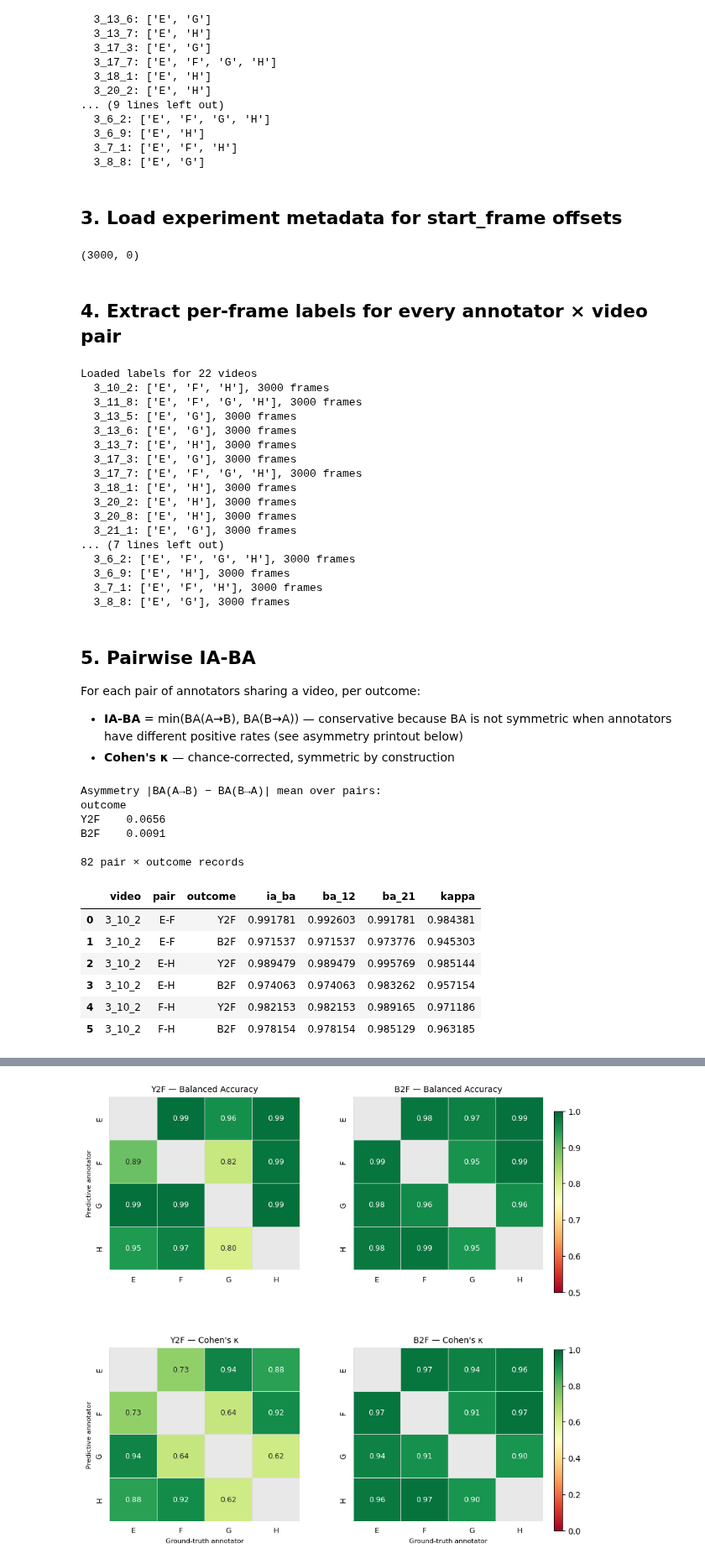
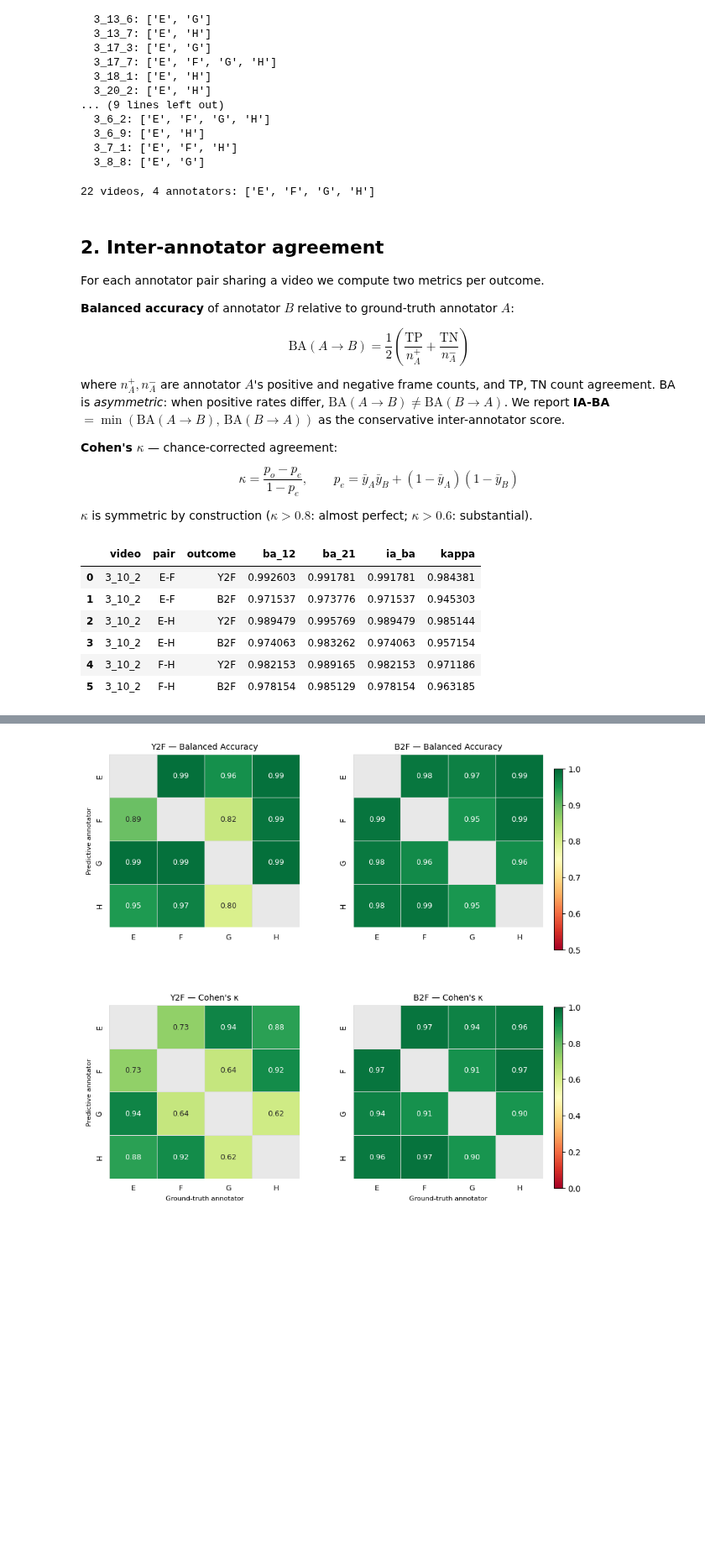
Before and after one commit to CausalLearningAI/artificial-causal-inference, a Jupyter notebook: notebooks/ground_truth/main.ipynb, the cells around one changed output, grey strips where cells are left out. Shown at 84% size. Cells and saved outputs as stored; diff of their text form; code cells hidden in the pictures; blank space fills up the shorter version.

```diff
--- a/notebooks/ground_truth/main.ipynb
+++ b/notebooks/ground_truth/main.ipynb
@@ -113,8 +110,6 @@ Videos with >=2 annotators: 22
   3_6_9: ['E', 'H']
   3_7_1: ['E', 'F', 'H']
   3_8_8: ['E', 'G']
-# %% [markdown]
-## 3. Load experiment metadata for start_frame offsets
 # %%
 exp_df = pd.read_csv(ROOT / 'data' / 'ants' / 'v3' / 'experiment.csv').set_index('observation_id')
 
@@ -126,12 +121,6 @@ def get_frame_info(obs_id):
         end   = int(row.get('end_frame',   18000) or 18000)
         return int((end - start) / FPS_RATIO), start
     return 3000, 0  # default: 10 min at 30fps -> 3000 frames at 5fps
-
-print(get_frame_info('3_10_2'))  # expect (3000, 0)
-# %% [output]
-(3000, 0)
-# %% [markdown]
-## 4. Extract per-frame labels for every annotator × video pair
 # %%
 labels = defaultdict(dict)  # labels[video_stem][annotator] -> DataFrame indexed by frame_idx
 
@@ -152,35 +141,27 @@ for stem, anns in multi_annotated.items():
         except Exception as e:
             print(f'  [WARN] {stem}/{ann}: {e}')
 
-print(f'Loaded labels for {len(labels)} videos')
-for stem, adict in labels.items():
-    nf = next(iter(adict.values())).shape[0]
-    print(f'  {stem}: {list(adict.keys())}, {nf} frames')
+print(f'{len(labels)} videos, {len(annotators)} annotators: {annotators}')
 # %% [output]
-Loaded labels for 22 videos
-  3_10_2: ['E', 'F', 'H'], 3000 frames
-  3_11_8: ['E', 'F', 'G', 'H'], 3000 frames
-  3_13_5: ['E', 'G'], 3000 frames
-  3_13_6: ['E', 'G'], 3000 frames
-  3_13_7: ['E', 'H'], 3000 frames
-  3_17_3: ['E', 'G'], 3000 frames
-  3_17_7: ['E', 'F', 'G', 'H'], 3000 frames
-  3_18_1: ['E', 'H'], 3000 frames
-  3_20_2: ['E', 'H'], 3000 frames
-  3_20_8: ['E', 'H'], 3000 frames
-  3_21_1: ['E', 'G'], 3000 frames
-... (7 lines left out)
-  3_6_2: ['E', 'F', 'G', 'H'], 3000 frames
-  3_6_9: ['E', 'H'], 3000 frames
-  3_7_1: ['E', 'F', 'H'], 3000 frames
-  3_8_8: ['E', 'G'], 3000 frames
+22 videos, 4 annotators: ['E', 'F', 'G', 'H']
 # %% [markdown]
-## 5. Pairwise IA-BA
+## 2. Inter-annotator agreement
 
-For each pair of annotators sharing a video, per outcome:
-- **IA-BA** = min(BA(A→B), BA(B→A)) — conservative because BA is not symmetric when
-  annotators have different positive rates (see asymmetry printout below)
-- **Cohen's κ** — chance-corrected, symmetric by construction
+For each annotator pair sharing a video we compute two metrics per outcome.
+
+**Balanced accuracy** of annotator $B$ relative to ground-truth annotator $A$:
+
+$$\text{BA}(A \to B) = \frac{1}{2}\left(\frac{\text{TP}}{n_A^+} + \frac{\text{TN}}{n_A^-}\right)$$
+
+where $n_A^+, n_A^-$ are annotator $A$'s positive and negative frame counts, and TP, TN count agreement.
+BA is *asymmetric*: when positive rates differ, $\text{BA}(A \to B) \neq \text{BA}(B \to A)$.
+We report **IA-BA $= \min(\text{BA}(A \to B),\, \text{BA}(B \to A))$** as the conservative inter-annotator score.
+
+**Cohen's $\kappa$** — chance-corrected agreement:
+
+$$\kappa = \frac{p_o - p_e}{1 - p_e}, \qquad p_e = \bar{y}_A\bar{y}_B + (1-\bar{y}_A)(1-\bar{y}_B)$$
+
+$\kappa$ is symmetric by construction ($\kappa > 0.8$: almost perfect; $\kappa > 0.6$: substantial).
 # %%
 records = []
 
@@ -197,50 +178,38 @@ for stem, adict in labels.items():
             y2 = df2.loc[idx, col].values.astype(int)
 
             tp = ((y1 == 1) & (y2 == 1)).sum()
             tn = ((y1 == 0) & (y2 == 0)).sum()
             n1p, n1n = (y1 == 1).sum(), (y1 == 0).sum()
             n2p, n2n = (y2 == 1).sum(), (y2 == 0).sum()
 
             ba_12 = np.nanmean([tp / n1p if n1p > 0 else np.nan,
                                 tn / n1n if n1n > 0 else np.nan])
             ba_21 = np.nanmean([tp / n2p if n2p > 0 else np.nan,
                                 tn / n2n if n2n > 0 else np.nan])
             ia_ba = np.nanmin([ba_12, ba_21])   # conservative
 
             agree = (y1 == y2).mean()
             p_e   = (y1.mean()*y2.mean() + (1-y1.mean())*(1-y2.mean()))
             kappa = (agree - p_e) / (1 - p_e) if (1 - p_e) > 0 else np.nan
 
-            # class-stratified disagreement (used for noise-model bound)
             maj = ((y1 + y2) >= 1).astype(int)
             p1  = (y1[maj==1] != y2[maj==1]).mean() if (maj==1).any() else np.nan
             p0  = (y1[maj==0] != y2[maj==0]).mean() if (maj==0).any() else np.nan
 
             records.append(dict(
                 video=stem, ann_a=a1, ann_b=a2, outcome=out,
                 ia_ba=ia_ba, ba_12=ba_12, ba_21=ba_21,
                 disagree_pos=p1, disagree_neg=p0, kappa=kappa,
             ))
 
 pairs_df = pd.DataFrame(records)
 pairs_df['pair'] = pairs_df['ann_a'] + '-' + pairs_df['ann_b']
-
-print('Asymmetry |BA(A→B) − BA(B→A)| mean over pairs:')
-asym = (pairs_df['ba_12'] - pairs_df['ba_21']).abs()
-print(pairs_df.assign(asym=asym).groupby('outcome')['asym'].mean().reindex(OUTCOMES).round(4).to_string())
-print(f'\n{len(pairs_df)} pair × outcome records')
-pairs_df[['video','pair','outcome','ia_ba','ba_12','ba_21','kappa']].head(6)
+pairs_df[['video', 'pair', 'outcome', 'ba_12', 'ba_21', 'ia_ba', 'kappa']].head(6)
 # %% [output]
-Asymmetry |BA(A→B) − BA(B→A)| mean over pairs:
-outcome
-Y2F    0.0656
-B2F    0.0091
-
-82 pair × outcome records
-|  | video | pair | outcome | ia_ba | ba_12 | ba_21 | kappa |
-| 0 | 3_10_2 | E-F | Y2F | 0.991781 | 0.992603 | 0.991781 | 0.984381 |
-| 1 | 3_10_2 | E-F | B2F | 0.971537 | 0.971537 | 0.973776 | 0.945303 |
-| 2 | 3_10_2 | E-H | Y2F | 0.989479 | 0.989479 | 0.995769 | 0.985144 |
-| 3 | 3_10_2 | E-H | B2F | 0.974063 | 0.974063 | 0.983262 | 0.957154 |
-| 4 | 3_10_2 | F-H | Y2F | 0.982153 | 0.982153 | 0.989165 | 0.971186 |
-| 5 | 3_10_2 | F-H | B2F | 0.978154 | 0.978154 | 0.985129 | 0.963185 |
+|  | video | pair | outcome | ba_12 | ba_21 | ia_ba | kappa |
+| 0 | 3_10_2 | E-F | Y2F | 0.992603 | 0.991781 | 0.991781 | 0.984381 |
+| 1 | 3_10_2 | E-F | B2F | 0.971537 | 0.973776 | 0.971537 | 0.945303 |
+| 2 | 3_10_2 | E-H | Y2F | 0.989479 | 0.995769 | 0.989479 | 0.985144 |
+| 3 | 3_10_2 | E-H | B2F | 0.974063 | 0.983262 | 0.974063 | 0.957154 |
+| 4 | 3_10_2 | F-H | Y2F | 0.982153 | 0.989165 | 0.982153 | 0.971186 |
+| 5 | 3_10_2 | F-H | B2F | 0.978154 | 0.985129 | 0.978154 | 0.963185 |
```
Also changed, not shown: parts of 13 cells of this notebook, 1 other file.
